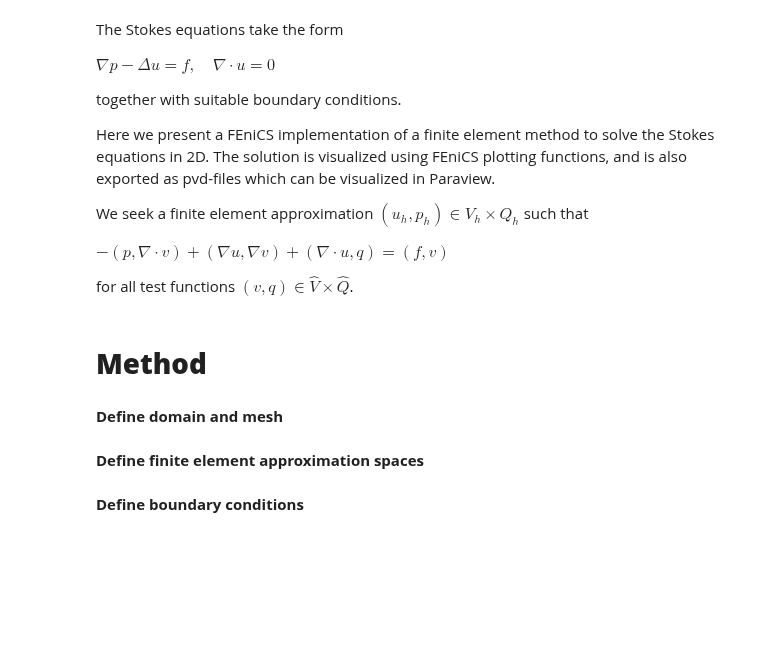
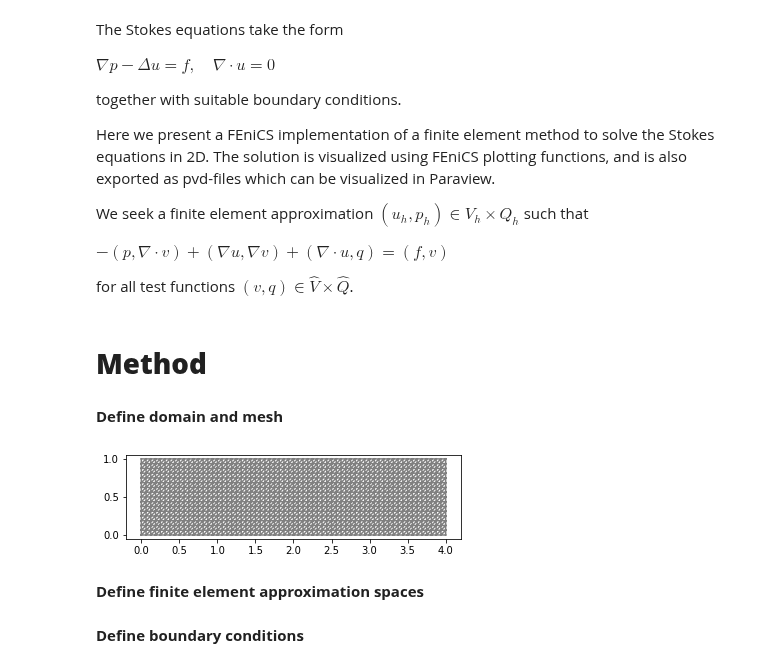
Before and after one commit to johanhoffman/DD2365-VT20, a Jupyter notebook: template-report-Stokes.ipynb, the cells around one changed output. Saved outputs shown, nothing was run; the diff lists cells and outputs as text; code cells hidden in the pictures; blank space fills up the shorter version.

```diff
--- a/template-report-Stokes.ipynb
+++ b/template-report-Stokes.ipynb
@@ -71,53 +71,29 @@ for all test functions $(v,q) \in \hat V\times \hat Q$.
 # %%
 # Define rectangular domain
 L = 4
 H = 1
 
-# Define subdomains (for boundary conditions)
-class Left(SubDomain):
-    def inside(self, x, on_boundary):
-        return near(x[0], 0.0)
-
-class Right(SubDomain):
-    def inside(self, x, on_boundary):
-        return near(x[0], L)
-
-class Lower(SubDomain):
-    def inside(self, x, on_boundary):
-        return near(x[1], 0.0)
-
-class Upper(SubDomain):
-    def inside(self, x, on_boundary):
-        return near(x[1], H)
-
-left = Left()
-right = Right()
-lower = Lower()
-upper = Upper()
-
 # Generate mesh (examples with and without a hole in the mesh)
-resolution = 32
-#mesh = RectangleMesh(Point(0.0, 0.0), Point(L, H), L*resolution, H*resolution)
-mesh = generate_mesh(Rectangle(Point(0.0,0.0), Point(L,H)) - Circle(Point(0.5,0.5*H),0.2), resolution)
+resolution = 16
+mesh = RectangleMesh(Point(0.0, 0.0), Point(L, H), L*resolution, H*resolution)
+#mesh = generate_mesh(Rectangle(Point(0.0,0.0), Point(L,H)) - Circle(Point(0.5,0.5*H),0.2), resolution)
 
 # Local mesh refinement (specified by a cell marker)
 no_levels = 0
 for i in range(0,no_levels):
   cell_marker = MeshFunction("bool", mesh, mesh.topology().dim())
   for cell in cells(mesh):
     cell_marker[cell] = False
     p = cell.midpoint()
     if p.distance(Point(0.5, 0.5)) < 1.0:
         cell_marker[cell] = True
   mesh = refine(mesh, cell_marker)
 
-# Define mesh functions (for boundary conditions)
-boundaries = MeshFunction("size_t", mesh, mesh.topology().dim()-1)
-boundaries.set_all(0)
-left.mark(boundaries, 1)
-right.mark(boundaries, 2)
-lower.mark(boundaries, 3)
-upper.mark(boundaries, 4)
+plt.figure()
+plot(mesh)
+plt.show()
+# %% [output]
+[figure, added]
 # %% [markdown]
 **Define finite element approximation spaces**
 # %%
```
Also changed, not shown: parts of 7 cells of this notebook.
